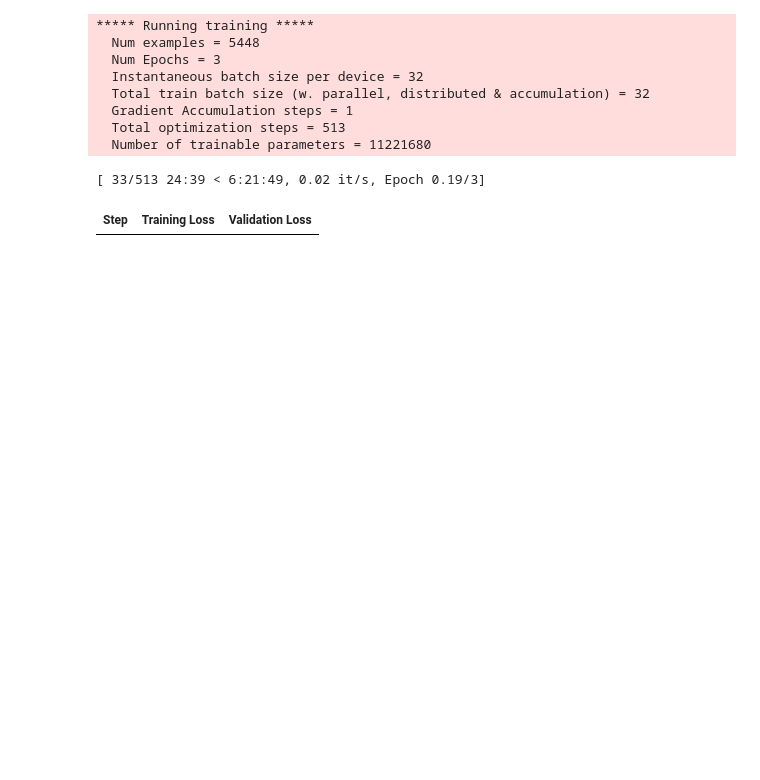
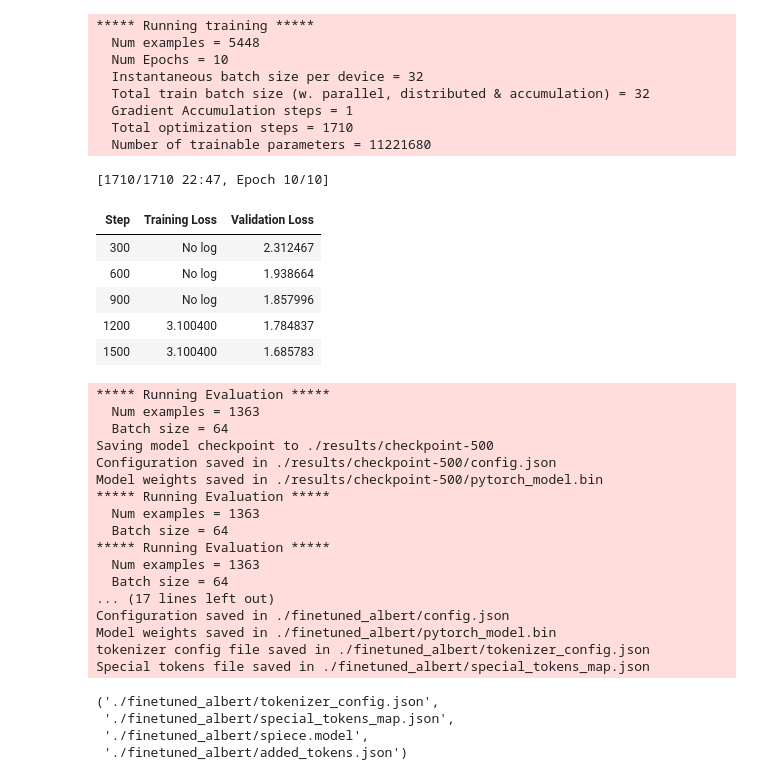
Before and after one commit to VellummyilumVinoth/Train_And_Test_Using_ALBERT, a Jupyter notebook: FinetunedAlbert.ipynb, the cells around one changed output. Saved outputs shown, nothing was run; the diff lists cells and outputs as text; code cells hidden in the pictures; blank space fills up the shorter version.

```diff
--- a/FinetunedAlbert.ipynb
+++ b/FinetunedAlbert.ipynb
@@ -93,7 +93,7 @@ test_source_statements = source_statements[train_size:]
 
 # Prepare the data for training and testing
 train_dataset = VariableNamesDataset(train_variable_names, train_source_statements, tokenizer, mask_probability=0.8)
-test_dataset = VariableNamesDataset(test_variable_names, test_source_statements, tokenizer, mask_probability=1.0)
+test_dataset = VariableNamesDataset(test_variable_names, test_source_statements, tokenizer, mask_probability=0.8)
 
 # Prepare the data for training
 dataset = VariableNamesDataset(variable_names, source_statements, tokenizer)
@@ -107,9 +107,9 @@ data_collator = DataCollatorForLanguageModeling(
 training_args = TrainingArguments(
     output_dir='./results',          # output directory
     evaluation_strategy = "steps",   # Evaluation and Save happens every X steps
-    eval_steps = 200,                # Evaluation happens every X steps
+    eval_steps = 300,                # Evaluation happens every X steps
     save_steps = 500,               # Save checkpoint every X steps
-    num_train_epochs = 3,            # Total number of training epochs
+    num_train_epochs = 10,            # Total number of training epochs
     learning_rate = 5e-5,            # Learning rate
     per_device_train_batch_size=32,  # Batch size per device during training
     per_device_eval_batch_size=64,   # Batch size for evaluation
@@ -118,36 +118,62 @@ training_args = TrainingArguments(
     logging_dir='./logs',            # Directory for storing logs
     logging_steps=1000,              # Log every X steps
 )
 
 # Instantiate the Trainer class and train the model
 trainer = Trainer(
     model=model,
     args=training_args,
     train_dataset=train_dataset,
     eval_dataset=test_dataset,
     data_collator=data_collator,
 )
 
 trainer.train()
 
 # Save the trained model and tokenizer
 output_dir = './finetuned_albert'
 if not os.path.exists(output_dir):
     os.makedirs(output_dir)
 
 model.save_pretrained(output_dir)
 tokenizer.save_pretrained(output_dir)
 # %% [output]
 ***** Running training *****
   Num examples = 5448
-  Num Epochs = 3
+  Num Epochs = 10
   Instantaneous batch size per device = 32
   Total train batch size (w. parallel, distributed & accumulation) = 32
   Gradient Accumulation steps = 1
-  Total optimization steps = 513
+  Total optimization steps = 1710
   Number of trainable parameters = 11221680
-[ 33/513 24:39 < 6:21:49, 0.02 it/s, Epoch 0.19/3]
+[1710/1710 22:47, Epoch 10/10]
 | Step | Training Loss | Validation Loss |
+| 300 | No log | 2.312467 |
+| 600 | No log | 1.938664 |
+| 900 | No log | 1.857996 |
+| 1200 | 3.100400 | 1.784837 |
+| 1500 | 3.100400 | 1.685783 |
+***** Running Evaluation *****
+  Num examples = 1363
+  Batch size = 64
+Saving model checkpoint to ./results/checkpoint-500
+Configuration saved in ./results/checkpoint-500/config.json
+Model weights saved in ./results/checkpoint-500/pytorch_model.bin
+***** Running Evaluation *****
+  Num examples = 1363
+  Batch size = 64
+***** Running Evaluation *****
+  Num examples = 1363
+  Batch size = 64
+... (17 lines left out)
+Configuration saved in ./finetuned_albert/config.json
+Model weights saved in ./finetuned_albert/pytorch_model.bin
+tokenizer config file saved in ./finetuned_albert/tokenizer_config.json
+Special tokens file saved in ./finetuned_albert/special_tokens_map.json
+('./finetuned_albert/tokenizer_config.json',
+ './finetuned_albert/special_tokens_map.json',
+ './finetuned_albert/spiece.model',
+ './finetuned_albert/added_tokens.json')
 # %%
 import torch
 from transformers import AlbertTokenizer, AlbertForMaskedLM
```
Also changed, not shown: parts of 2 cells of this notebook.
